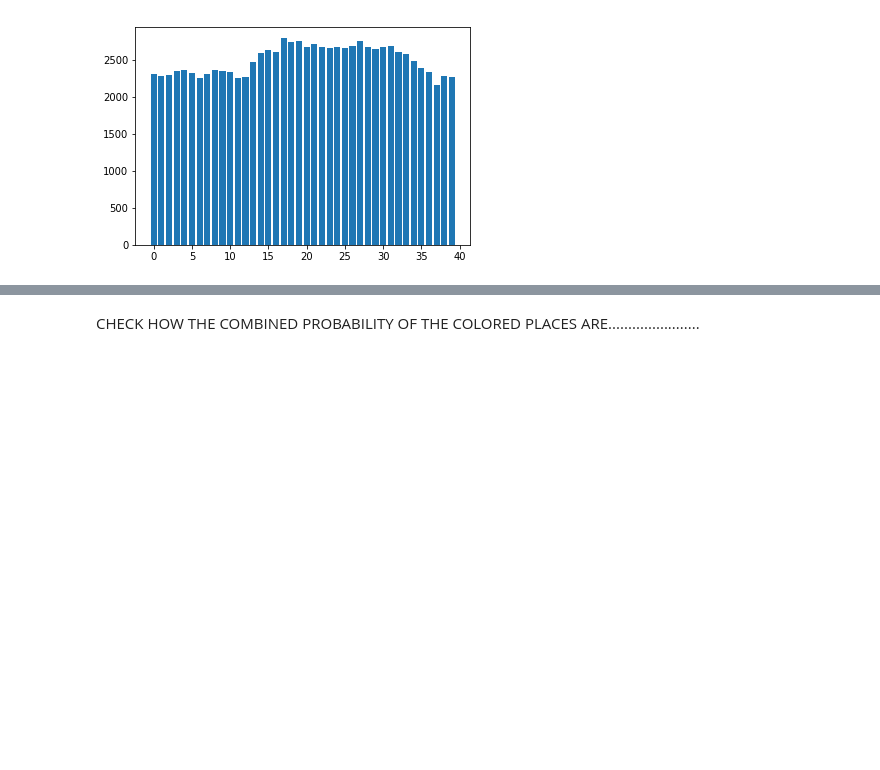
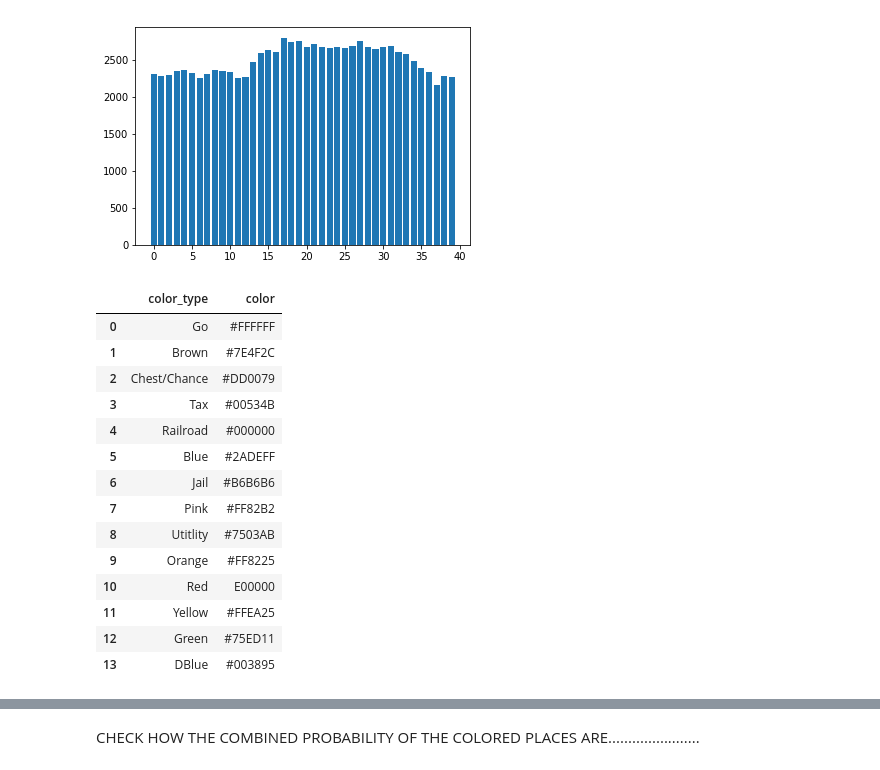
Before and after one commit to meenurajapandian/monopoly, a Jupyter notebook: Notes.ipynb, the cells around one changed output, grey strips where cells are left out. Saved outputs shown, nothing was run; the diff lists cells and outputs as text; code cells hidden in the pictures; blank space fills up the shorter version.

Commit message:
Colors

```diff
--- a/Notes.ipynb
+++ b/Notes.ipynb
@@ -34,7 +38,27 @@ plt.bar(y_pos,places)
 # %%
 names = ['Go', 'Mediterranean', 'Chest', 'Balt', 'IT', 'Rail']
 color_type = ['Go','Brown','Chest/Chance','Brown','Tax','Railroad','Blue','Chest/Chance','Blue','Blue','Jail','Pink','Utility','Pink','Pink','Railroad','Orange','Chest/Chance','Orange','Orange','Go','Red','Chest/Chance','Red','Red','Railroad','Yellow','Yellow','Utility','Yellow','Jail','Green','Green','Chest/Chance','Green','Railroad','Chest/Chance','DBlue','Tax','DBlue']
+color_palette = pd.DataFrame({'Type':['Go','Brown','Chest/Chance','Tax','Railroad','Blue','Jail','Pink','Utitlity','Orange','Red','Yellow','Green','DBlue'],
+'color':['#FFFFFF','#7E4F2C','#DD0079','#00534B','#000000','#2ADEFF','#B6B6B6','#FF82B2','#7503AB','#FF8225','E00000','#FFEA25','#75ED11','#003895']})
 data = pd.DataFrame({'Type':color_type,'value':places})
+# %%
+color_palette
+# %% [output]
+|  | color_type | color |
+| 0 | Go | #FFFFFF |
+| 1 | Brown | #7E4F2C |
+| 2 | Chest/Chance | #DD0079 |
+| 3 | Tax | #00534B |
+| 4 | Railroad | #000000 |
+| 5 | Blue | #2ADEFF |
+| 6 | Jail | #B6B6B6 |
+| 7 | Pink | #FF82B2 |
+| 8 | Utitlity | #7503AB |
+| 9 | Orange | #FF8225 |
+| 10 | Red | E00000 |
+| 11 | Yellow | #FFEA25 |
+| 12 | Green | #75ED11 |
+| 13 | DBlue | #003895 |
 # %%
 consolidate = data.groupby('Type', as_index=False)[['value']].sum()
 
```
Also changed, not shown: parts of 4 cells of this notebook.
